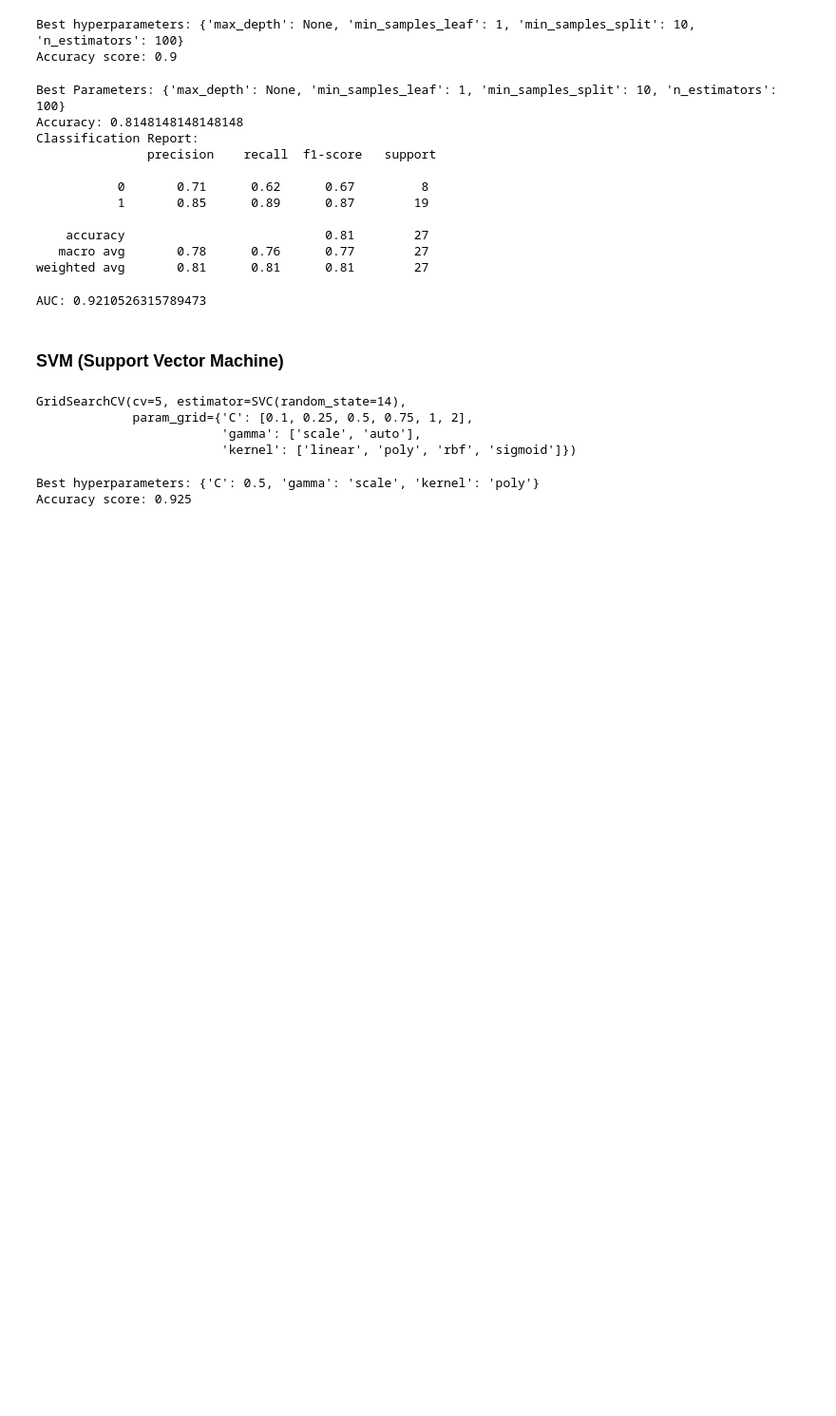
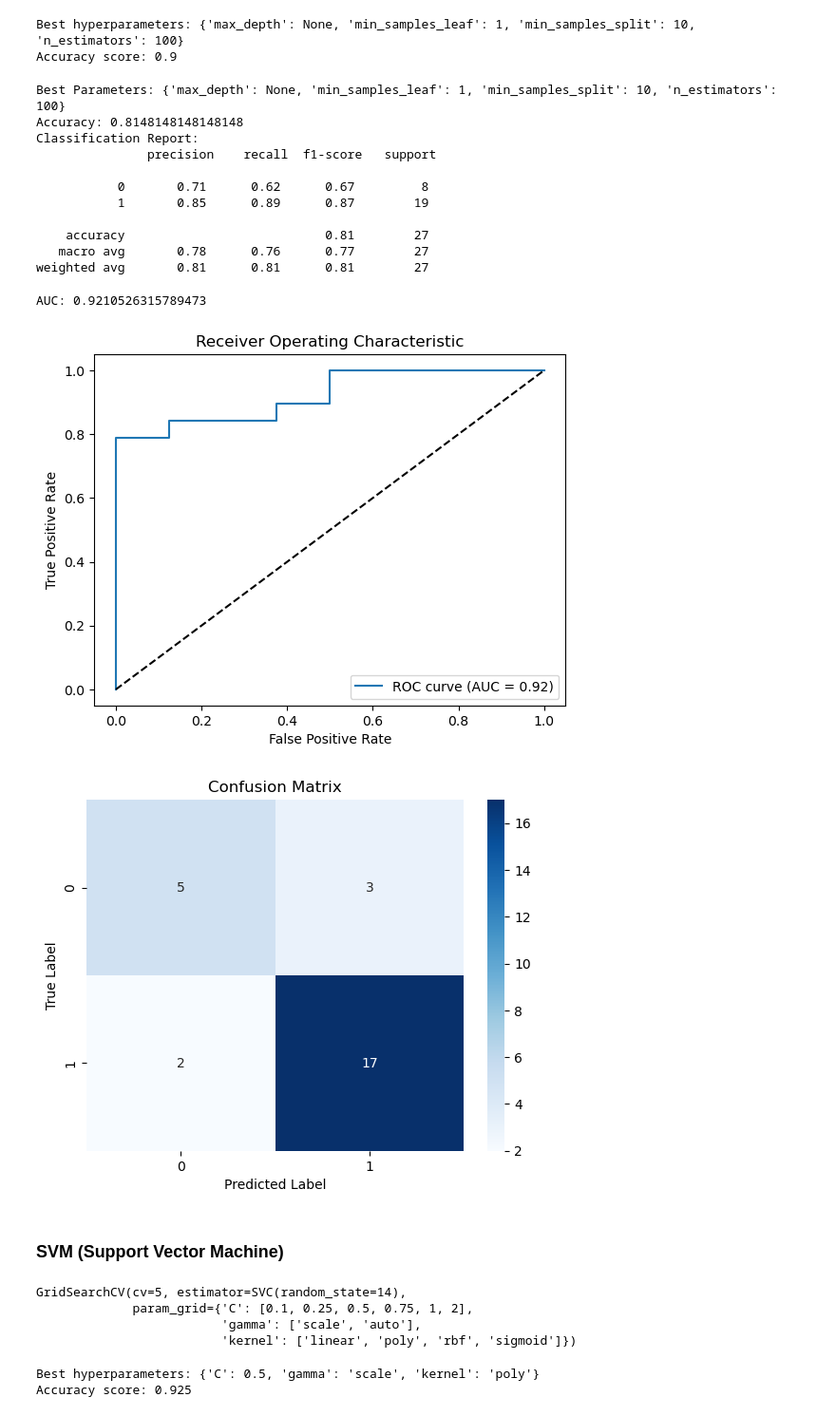
Before and after one commit to carmenmarcos00/ml_anonymization, a Jupyter notebook: ml_models/diabetes_models_and_plots/ml_models_notebooks/diabetes_k2.ipynb, the cells around one changed output. Shown at 95% size. Cells and saved outputs as stored; diff of their text form; code cells hidden in the pictures; blank space fills up the shorter version.

```diff
--- a/ml_models/diabetes_models_and_plots/ml_models_notebooks/diabetes_k2.ipynb
+++ b/ml_models/diabetes_models_and_plots/ml_models_notebooks/diabetes_k2.ipynb
@@ -455,6 +455,34 @@ auc_rf = roc_auc_score(y_test, y_pred_prob_rf)
 print("AUC:", auc_rf)
 # %% [output]
 AUC: 0.9210526315789473
+# %%
+# Generate ROC curve and calculate AUC
+y_pred_prob_ab = best_model_rf.predict_proba(X_test)[:, 1]
+fpr_ab, tpr_ab, thresholds_ab = roc_curve(y_test, y_pred_prob_ab)
+auc_ab = roc_auc_score(y_test, y_pred_prob_ab)
+
+# Plot ROC curve
+plt.plot(fpr_ab, tpr_ab, label='ROC curve (AUC = {:.2f})'.format(auc_ab))
+plt.plot([0, 1], [0, 1], 'k--')  # Diagonal
+plt.xlabel('False Positive Rate')
+plt.ylabel('True Positive Rate')
+plt.title('Receiver Operating Characteristic')
+plt.legend(loc='lower right')
+plt.show()
+
+# Create confusion matrix
+y_pred_ab = best_model_rf.predict(X_test)
+cm_ab = confusion_matrix(y_test, y_pred_ab)
+
+# Visualize confusion matrix
+sns.heatmap(cm_ab, annot=True, fmt='d', cmap='Blues')
+plt.title('Confusion Matrix')
+plt.xlabel('Predicted Label')
+plt.ylabel('True Label')
+plt.show()
+# %% [output]
+[figure, added]
+[figure, added]
 # %% [markdown]
 ### SVM (Support Vector Machine)
 # %%
```
Also changed, not shown: parts of 12 cells of this notebook, 47 other files.
